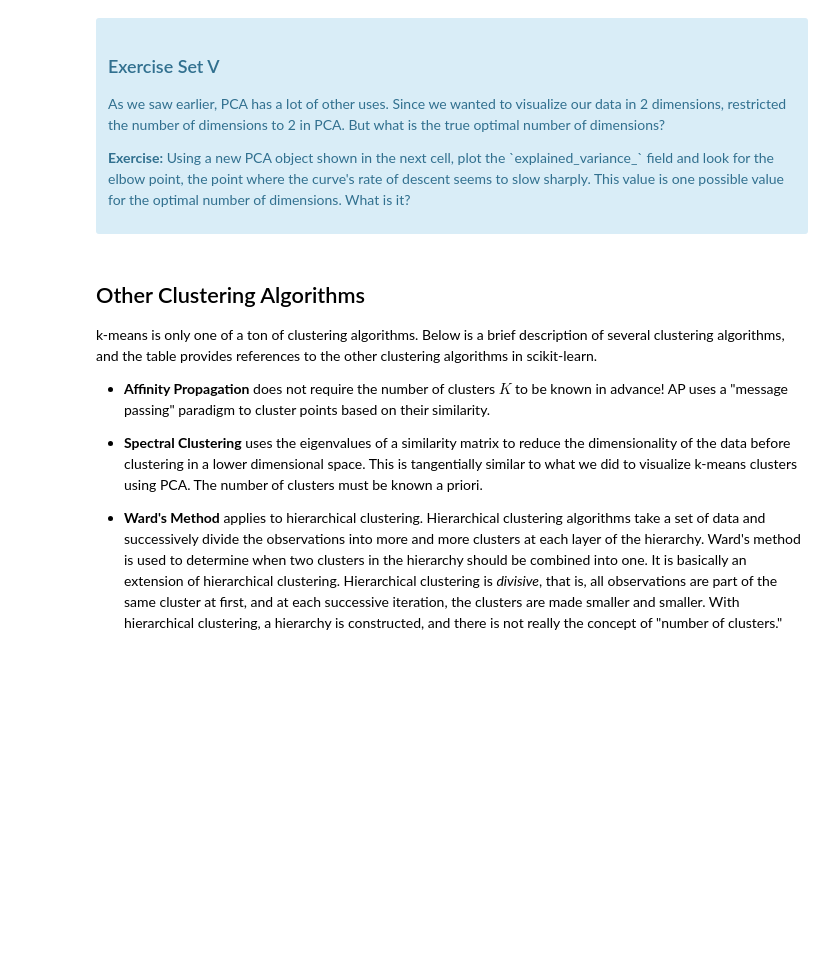
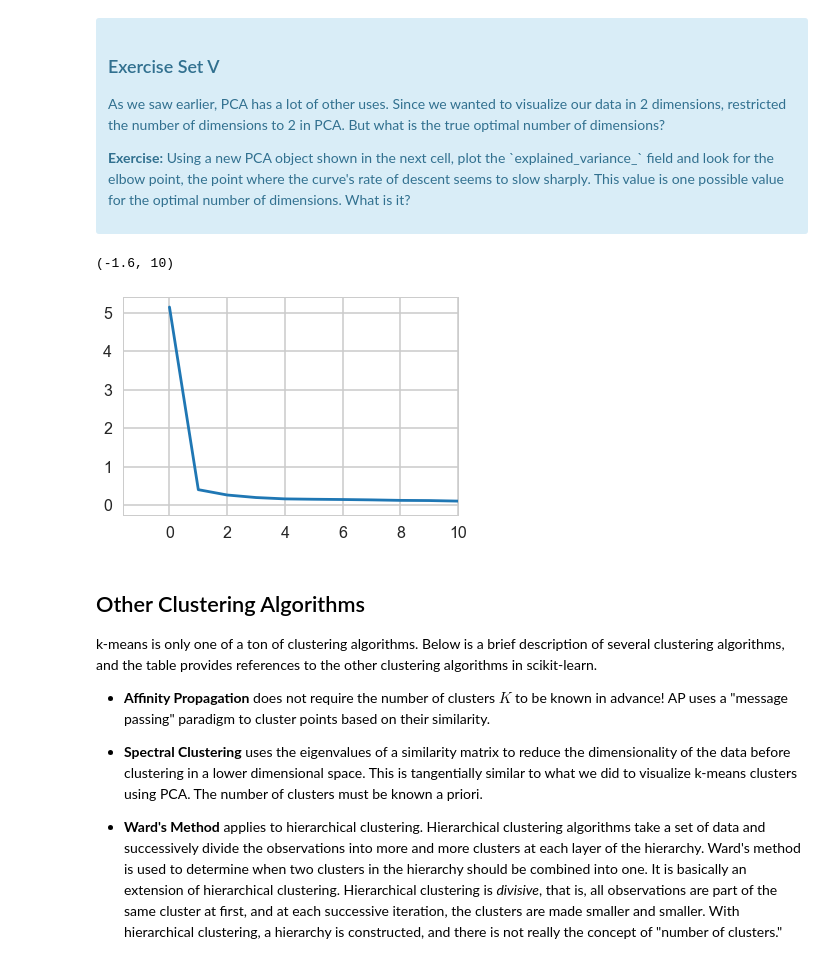
Before and after one commit to michellebonat/customer-segment-clustering, a Jupyter notebook: Mini_Project_Clustering.ipynb, the cells around one changed output. Saved outputs shown, nothing was run; the diff lists cells and outputs as text; code cells hidden in the pictures; blank space fills up the shorter version.

```diff
--- a/Mini_Project_Clustering.ipynb
+++ b/Mini_Project_Clustering.ipynb
@@ -480,8 +480,13 @@ Name: past_peak, dtype: int64
 # %%
 #your turn
 # Initialize a new PCA model with a default number of components.
 import sklearn.decomposition
 pca = sklearn.decomposition.PCA()
-pca.fit(X)
+pca.fit(matrix[x_cols])
 
 # Do the rest on your own :)
+plt.plot(pca.explained_variance_)
+plt.xlim(right=10)
+# %% [output]
+(-1.6, 10)
+[figure, added]
```
Also changed, not shown: parts of 1 cell of this notebook.
